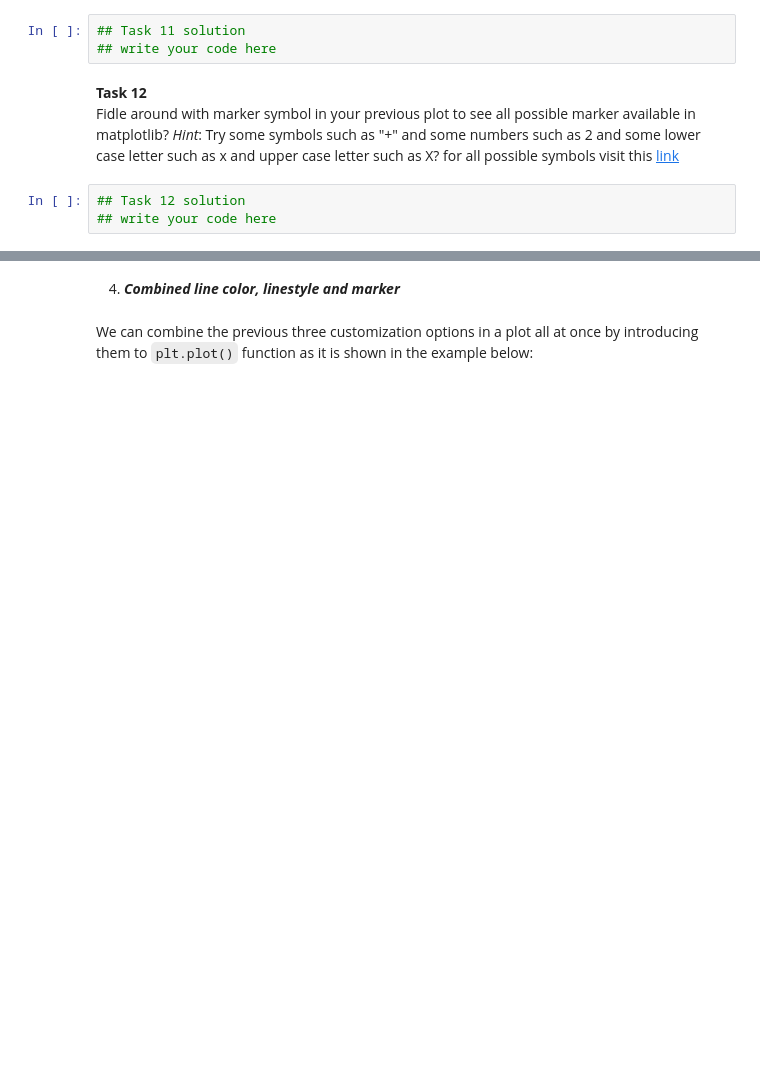
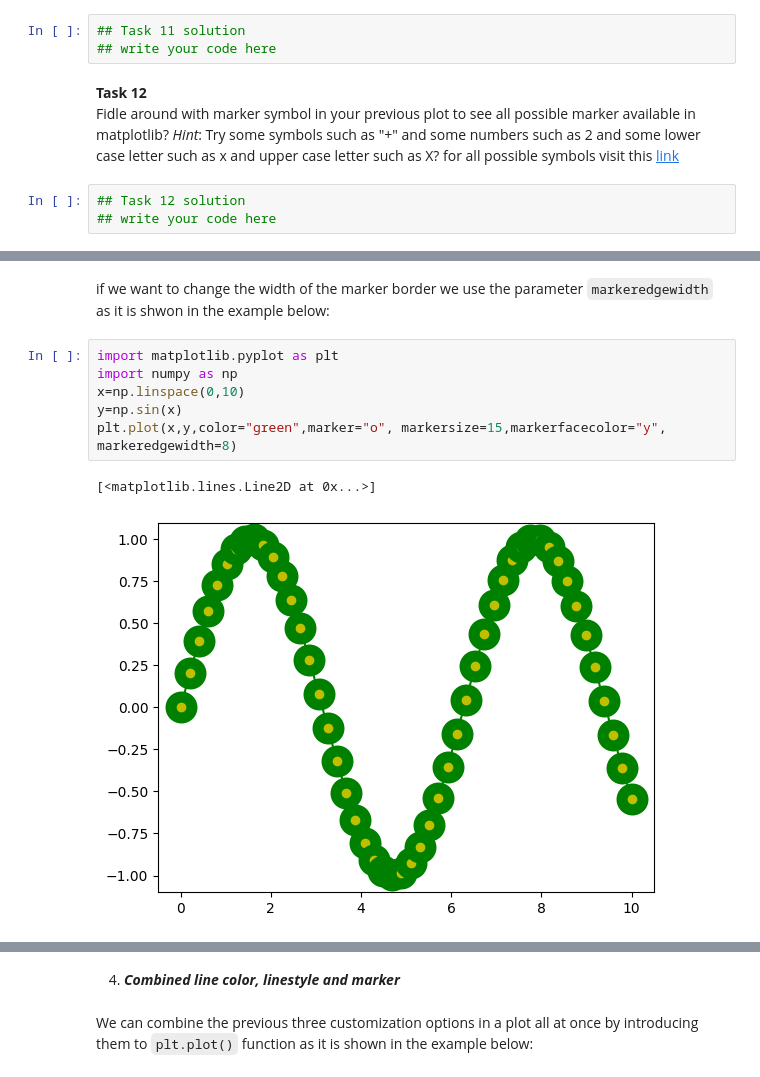
Before and after one commit to AhmadAlsaadi/ENCH320-Numpy, a Jupyter notebook: Matplotlib.ipynb, the cells around one changed output, grey strips where cells are left out. Cells and saved outputs as stored; diff of their text form; blank space fills up the shorter version.

```diff
--- a/Matplotlib.ipynb
+++ b/Matplotlib.ipynb
@@ -243,0 +257,11 @@ Fidle around with marker symbol in your previous plot to see all possible marker
+# %% [markdown]
+if we want to change the width of the marker border we use the parameter `markeredgewidth` as it is shwon in the example below:
+# %%
+import matplotlib.pyplot as plt
+import numpy as np
+x=np.linspace(0,10)
+y=np.sin(x)
+plt.plot(x,y,color="green",marker="o", markersize=15,markerfacecolor="y", markeredgewidth=8)
+# %% [output]
+[<matplotlib.lines.Line2D at 0x...>]
+[figure, added]
```
Also changed, not shown: parts of 34 cells of this notebook.
